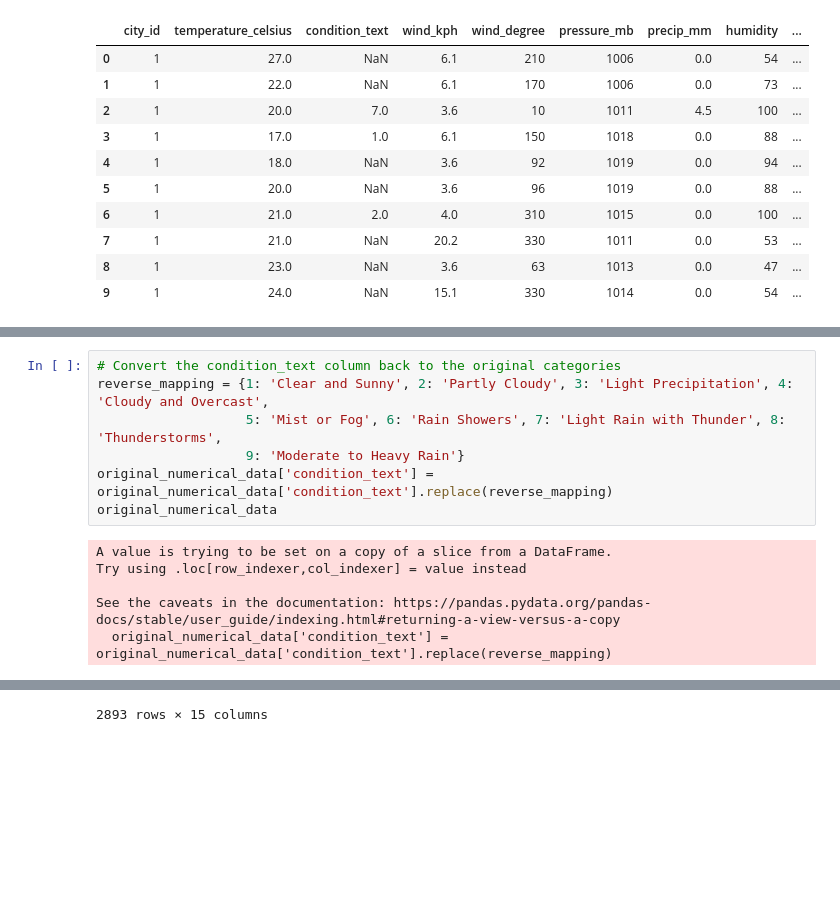
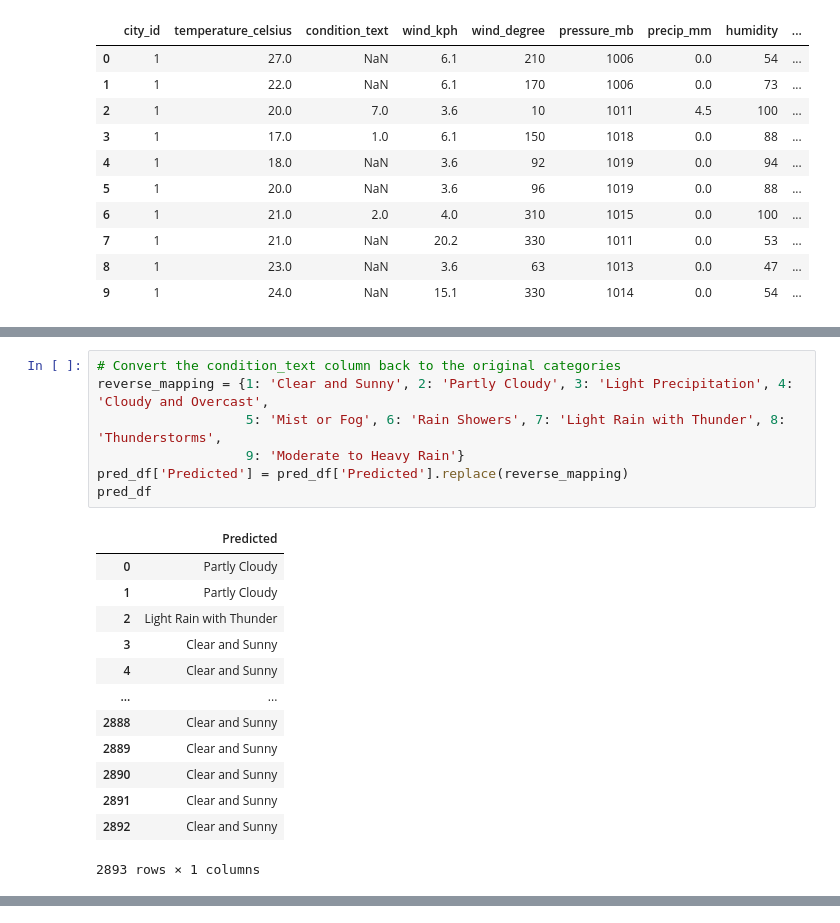
Before and after one commit to KavinduRanasinghe/DataDragons---Predicta-1.0-P220, a Jupyter notebook: Predicta 1.0 - Classify the Weather/Self_training.ipynb, the cells around one changed output, grey strips where cells are left out. Drawn from its saved outputs; the diff is of its cells as text; blank space fills up the shorter version.

```diff
--- a/Predicta 1.0 - Classify the Weather/Self_training.ipynb
+++ b/Predicta 1.0 - Classify the Weather/Self_training.ipynb
@@ -418,13 +324,21 @@ original_numerical_data
 # %%
 # Convert the condition_text column back to the original categories
 reverse_mapping = {1: 'Clear and Sunny', 2: 'Partly Cloudy', 3: 'Light Precipitation', 4: 'Cloudy and Overcast',
                    5: 'Mist or Fog', 6: 'Rain Showers', 7: 'Light Rain with Thunder', 8: 'Thunderstorms',
                    9: 'Moderate to Heavy Rain'}
-original_numerical_data['condition_text'] = original_numerical_data['condition_text'].replace(reverse_mapping)
-original_numerical_data
+pred_df['Predicted'] = pred_df['Predicted'].replace(reverse_mapping)
+pred_df
 # %% [output]
+|  | Predicted |
+| 0 | Partly Cloudy |
+| 1 | Partly Cloudy |
+| 2 | Light Rain with Thunder |
+| 3 | Clear and Sunny |
+| 4 | Clear and Sunny |
+| ... | ... |
+| 2888 | Clear and Sunny |
+| 2889 | Clear and Sunny |
+| 2890 | Clear and Sunny |
+| 2891 | Clear and Sunny |
+| 2892 | Clear and Sunny |
-A value is trying to be set on a copy of a slice from a DataFrame.
-Try using .loc[row_indexer,col_indexer] = value instead
-
-See the caveats in the documentation: https://pandas.pydata.org/pandas-docs/stable/user_guide/indexing.html#returning-a-view-versus-a-copy
-  original_numerical_data['condition_text'] = original_numerical_data['condition_text'].replace(reverse_mapping)
+2893 rows × 1 columns
@@ -443,4 +345,3 @@ See the caveats in the documentation: https://pandas.pydata.org/pandas-docs/stab
-2893 rows × 15 columns
 # %%
 # Read submission file and update the condition_text column
 submission_file = 'submission.csv'
```
Also changed, not shown: parts of 22 cells of this notebook.
